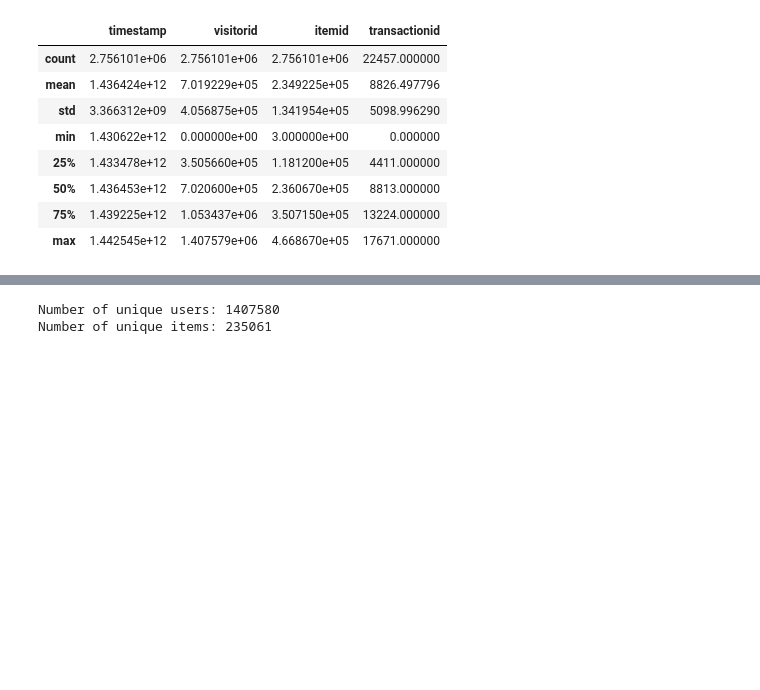
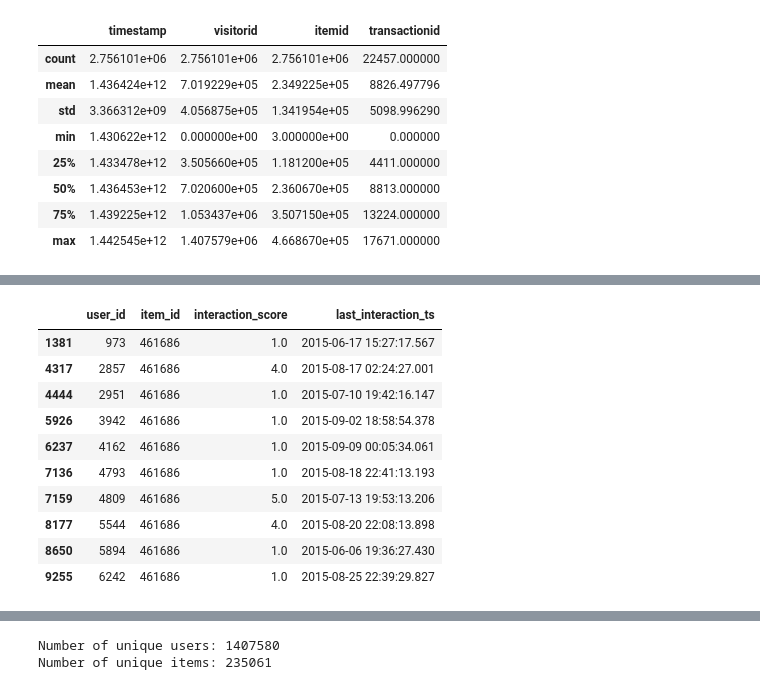
Before and after one commit to CJC-AI/Recommender-system, a Jupyter notebook: notebooks/eda.ipynb, the cells around one changed output, grey strips where cells are left out. Cells and saved outputs as stored; diff of their text form; code cells hidden in the pictures; blank space fills up the shorter version.

```diff
--- a/notebooks/eda.ipynb
+++ b/notebooks/eda.ipynb
@@ -56,3 +79,19 @@ interactions.head(10)
+# %%
+# get interactions with specific item_id
+test_df = interactions[interactions["item_id"] == 461686]
+test_df.head(10)
+# %% [output]
+|  | user_id | item_id | interaction_score | last_interaction_ts |
+| 1381 | 973 | 461686 | 1.0 | 2015-06-17 15:27:17.567 |
+| 4317 | 2857 | 461686 | 4.0 | 2015-08-17 02:24:27.001 |
+| 4444 | 2951 | 461686 | 1.0 | 2015-07-10 19:42:16.147 |
+| 5926 | 3942 | 461686 | 1.0 | 2015-09-02 18:58:54.378 |
+| 6237 | 4162 | 461686 | 1.0 | 2015-09-09 00:05:34.061 |
+| 7136 | 4793 | 461686 | 1.0 | 2015-08-18 22:41:13.193 |
+| 7159 | 4809 | 461686 | 5.0 | 2015-07-13 19:53:13.206 |
+| 8177 | 5544 | 461686 | 4.0 | 2015-08-20 22:08:13.898 |
+| 8650 | 5894 | 461686 | 1.0 | 2015-06-06 19:36:27.430 |
+| 9255 | 6242 | 461686 | 1.0 | 2015-08-25 22:39:29.827 |
 # %%
 interactions.info()
 # %% [output]
```
Also changed, not shown: parts of 22 cells of this notebook, 1 other file.
